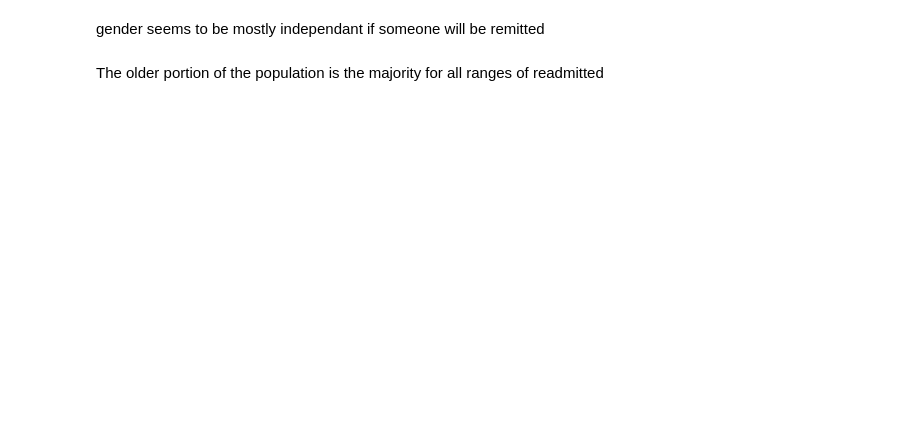
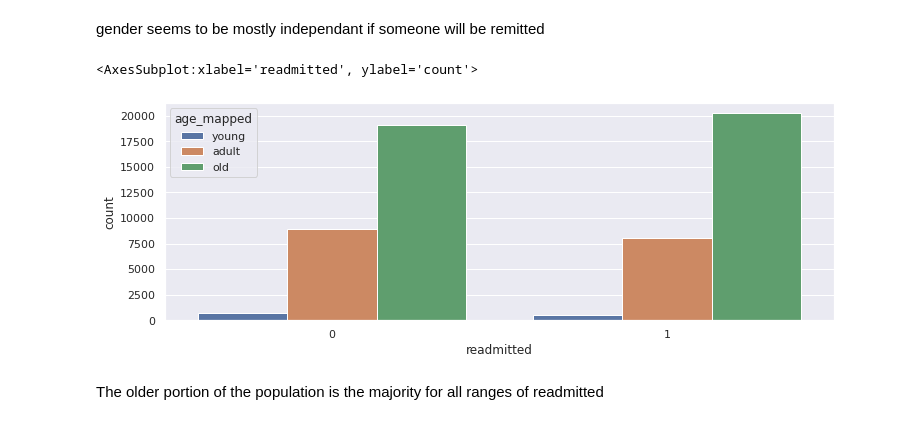
Before and after one commit to ksooklall/CUNY-SPS-Masters-DS, a Jupyter notebook: DATA_698/Capstone_project.ipynb, the cells around one changed output. Saved outputs shown, nothing was run; the diff lists cells and outputs as text; code cells hidden in the pictures; blank space fills up the shorter version.

```diff
--- a/DATA_698/Capstone_project.ipynb
+++ b/DATA_698/Capstone_project.ipynb
@@ -169,8 +214,11 @@ sns.countplot(x='readmitted', data=df, hue='gender')
 # %% [markdown]
 gender seems to be mostly independant if someone will be remitted
 # %%
-plt.figure(figsize=(14, 8))
+plt.figure(figsize=(12, 4))
 sns.countplot(x='readmitted', data=df, hue='age_mapped')
 #plt.savefig('age.jpg')
+# %% [output]
+<AxesSubplot:xlabel='readmitted', ylabel='count'>
+[figure, added]
 # %% [markdown]
 The older portion of the population is the majority for all ranges of readmitted
```
Also changed, not shown: parts of 123 cells of this notebook, 4 other files.
